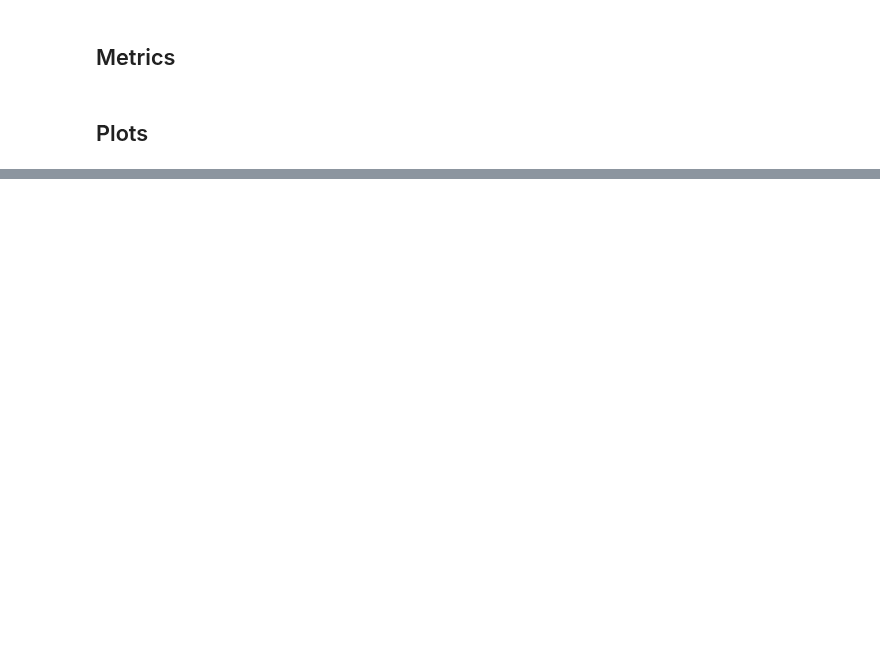
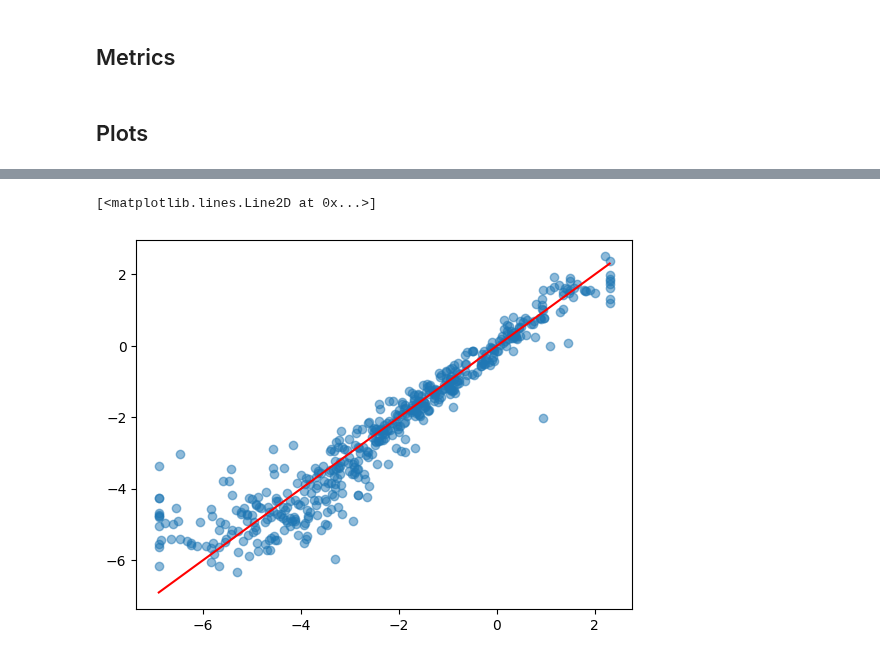
Before and after one commit to mwallace5270/hot-dust, a Jupyter notebook: evaluate.ipynb, the cells around one changed output, grey strips where cells are left out. Saved outputs shown, nothing was run; the diff lists cells and outputs as text; code cells hidden in the pictures; blank space fills up the shorter version.

Commit message:
made graphs added another hidden layer

```diff
--- a/evaluate.ipynb
+++ b/evaluate.ipynb
@@ -25,3 +50,9 @@ network.summary()
 # TODO plot of y_hat against y, with a one-to-one line overlayed
 y = np.concatenate(list(i[1] for i in test.as_numpy_iterator()))
 y_hat = network.predict(test).reshape((-1,))
+
+# plot y_hat against y
+plt.scatter(y, y_hat, alpha=0.5)
+# one-to-one line overlay
+plt.plot([min(y), max(y)], [min(y), max(y)], color='red')
+# %% [output]
@@ -28,2 +60,4 @@ y_hat = network.predict(test).reshape((-1,))
+[<matplotlib.lines.Line2D at 0x...>]
+[figure, added]
 # %%
 # TODO plot a histogram of the residuals (y = y_hat + residual)
```
Also changed, not shown: parts of 5 cells of this notebook, 3 other files.
